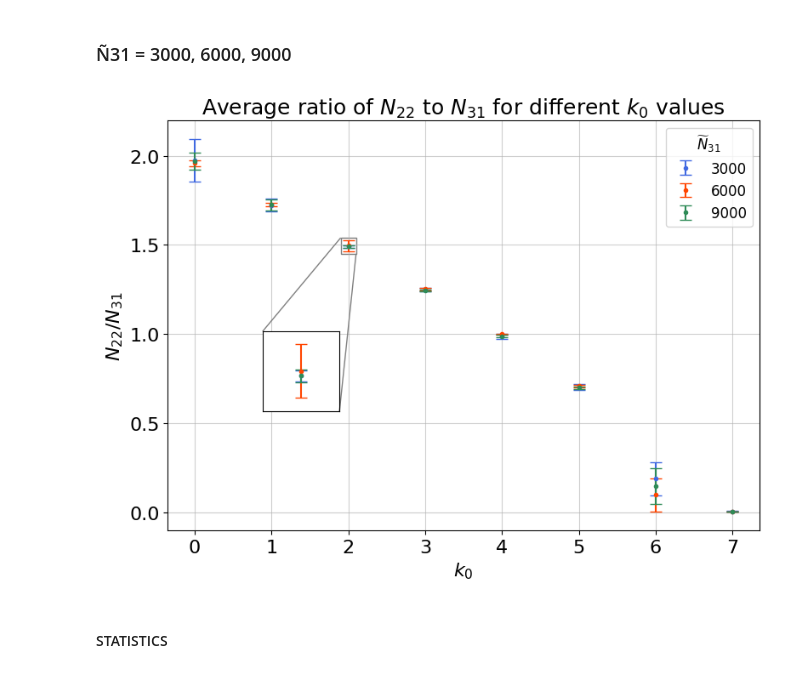
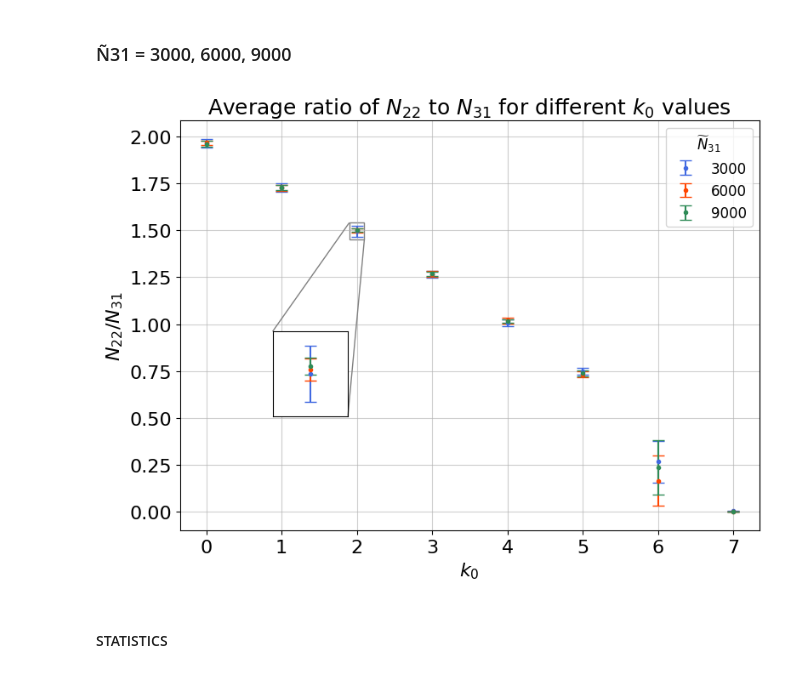
Before and after one commit to sedadenboer/CDT, a Jupyter notebook: src/2+1/experiments/analysis_thermal.ipynb, the cells around one changed output. Cells and saved outputs as stored; diff of their text form; code cells hidden in the pictures.

```diff
--- a/src/2+1/experiments/analysis_thermal.ipynb
+++ b/src/2+1/experiments/analysis_thermal.ipynb
@@ -198,7 +178,7 @@ for i, df in enumerate([df_critical_k3_T3, df_critical_k3_T5, df_critical_k3_T10
 print()
 
 # Save the results to a txt file
-with open(f'plots/k3_tuning/compare_critical_k3_values_N{target_volume}_tswps={thermal_sweeps}.txt', 'w') as f:
+with open(f'plots/k3_tuning/compare_critical_k3_values_N3000_tswps={thermal_sweeps}.txt', 'w') as f:
     for i, df in enumerate([df_critical_k3_T3, df_critical_k3_T5, df_critical_k3_T10]):
         f.write(f"{'='*40}\n")
         f.write(f"{'Shapiro-Wilk Test for T='}{T_values[i]}\n")
@@ -243,20 +223,20 @@ last_k3_N31_3000 = {k: [] for k in k0_values}
 last_k3_N31_6000 = {k: [] for k in k0_values}
 last_k3_N31_9000 = {k: [] for k in k0_values}
 
-for N31 in N31_values:
+for n in N31_values:
     for k in k0_values:
-        path = f'thermal_{N31}/T3/measurements/k0={k}'
-        filepaths = glob.glob(f'{path}/*k3_values.npy')
+        path = f'measurements_thermal/k0={k}'
+        filepaths = glob.glob(f'{path}/T3*tswps=1000_*kstps={n * 100}*k3_values.npy')
 
         for file in filepaths:
             k3_values = np.load(file)
 
             # Get final value in the dataset
-            if N31 == 3000:
+            if n == 3000:
                 last_k3_N31_3000[k].append(k3_values[-1])
-            elif N31 == 6000:
+            elif n == 6000:
                 last_k3_N31_6000[k].append(k3_values[-1])
-            elif N31 == 9000:
+            elif n == 9000:
                 last_k3_N31_9000[k].append(k3_values[-1])
 
 # Make it a df
@@ -744,23 +492,36 @@ avg_N22_N31_N31_3000 = {k: [] for k in k0_values}
 avg_N22_N31_N31_6000 = {k: [] for k in k0_values}
 avg_N22_N31_N31_9000 = {k: [] for k in k0_values}
 
-for N31 in N31_values:
+for n in N31_values:
     for k in k0_values:
-        path = f'thermal_{N31}/T3/measurements/k0={k}'
-        filepaths_n22 = glob.glob(f'{path}/*n_tetras_22.npy')
-        filepaths_n31 = glob.glob(f'{path}/*n_tetras_31.npy')
+        # path = f'thermal_{N31}/T3/measurements/k0={k}'
+        # filepaths_n22 = glob.glob(f'{path}/*n_tetras_22.npy')
+        # filepaths_n31 = glob.glob(f'{path}/*n_tetras_31.npy')
+
+        path = f'measurements_final/k0={k}'
+        filepaths_n22 = glob.glob(f'{path}/T3*kstps={n * 100}*n_tetras_22.npy')
+        filepaths_n31 = glob.glob(f'{path}/T3*kstps={n * 100}*n_tetras_31.npy')
+
         for file_n22, file_n31 in zip(filepaths_n22, filepaths_n31):
             n22 = np.load(file_n22)
             n31 = np.load(file_n31)
             avg_N22_N31 = np.mean(n22 / n31)
             std_N22_N31 = np.std(n22 / n31)
 
-            if N31 == 3000:
+            if n == 3000:
                 avg_N22_N31_N31_3000[k].append(avg_N22_N31)
-            elif N31 == 6000:
+            elif n == 6000:
                 avg_N22_N31_N31_6000[k].append(avg_N22_N31)
-            elif N31 == 9000:
+            elif n == 9000:
                 avg_N22_N31_N31_9000[k].append(avg_N22_N31)
+
+for k in k0_values:
+    if len(avg_N22_N31_N31_3000[k]) < chains:
+        avg_N22_N31_N31_3000[k].append(np.nan)
+    if len(avg_N22_N31_N31_6000[k]) < chains:
+        avg_N22_N31_N31_6000[k].append(np.nan)
+    if len(avg_N22_N31_N31_9000[k]) < chains:
+        avg_N22_N31_N31_9000[k].append(np.nan)
 
 # Make it a df
 df_avg_N22_N31_N31_3000 = pd.DataFrame(avg_N22_N31_N31_3000).T
@@ -773,34 +534,34 @@ for df in [df_avg_N22_N31_N31_3000, df_avg_N22_N31_N31_6000, df_avg_N22_N31_N31_
     df['mean'] = df.mean(axis=1)
     df['std'] = df.std(axis=1)
 
 # Plot the chains average with the standard deviation
 fig, ax = plt.subplots(figsize=(8, 6))
 ax.errorbar(df_avg_N22_N31_N31_3000.index, df_avg_N22_N31_N31_3000['mean'], yerr=df_avg_N22_N31_N31_3000['std'], fmt='.', capsize=5, xerr=None, label=3000, color=colors[0])
 ax.errorbar(df_avg_N22_N31_N31_6000.index, df_avg_N22_N31_N31_6000['mean'], yerr=df_avg_N22_N31_N31_6000['std'], fmt='.', capsize=5, xerr=None, label=6000, color=colors[1])
 ax.errorbar(df_avg_N22_N31_N31_9000.index, df_avg_N22_N31_N31_9000['mean'], yerr=df_avg_N22_N31_N31_9000['std'], fmt='.', capsize=5, xerr=None, label=9000, color=colors[2])
 
 axins = zoomed_inset_axes(ax, zoom=5, loc='upper right', bbox_to_anchor=(0.3, 0.5), bbox_transform=ax.transAxes)
 axins.errorbar(df_avg_N22_N31_N31_3000.index, df_avg_N22_N31_N31_3000['mean'], yerr=df_avg_N22_N31_N31_3000['std'], fmt='.', capsize=5, xerr=None, label=3000, color=colors[0])
 axins.errorbar(df_avg_N22_N31_N31_6000.index, df_avg_N22_N31_N31_6000['mean'], yerr=df_avg_N22_N31_N31_6000['std'], fmt='.', capsize=5, xerr=None, label=6000, color=colors[1])
 axins.errorbar(df_avg_N22_N31_N31_9000.index, df_avg_N22_N31_N31_9000['mean'], yerr=df_avg_N22_N31_N31_9000['std'], fmt='.', capsize=5, xerr=None, label=9000, color=colors[2])
 
 # Sub region of the original image
 mark_inset(ax, axins, loc1=2, loc2=4, fc="none", ec="0.5")
 x1, x2, y1, y2 = 1.9, 2.1, 1.45, 1.54
 axins.set_xlim(x1, x2)
 axins.set_ylim(y1, y2)
 axins.set_xticks([])
 axins.set_yticks([])
 ax.set_title('Average ratio of $N_{22}$ to $N_{31}$ for different $k_0$ values', fontsize=18)
 ax.set_xlabel('$k_0$', fontsize=16)
 ax.set_ylabel('$N_{22} / N_{31}$', fontsize=16)
 ax.tick_params(axis='both', which='major', labelsize=16)
 ax.grid(True, which="both", ls="-", alpha=0.6)
 ax.legend(title='$\widetilde{N}_{31}$', fancybox=True, fontsize=12, title_fontsize=12)
 plt.tight_layout()
 plt.savefig(f'plots/n22_n31/n22_n31_T3_tswps={thermal_sweeps}.png', dpi=400, bbox_inches='tight')
 # %% [output]
-[figure, old version]
+[figure, new version]
 # %% [markdown]
 #### STATISTICS
 # %%
```
Also changed, not shown: parts of 83 cells of this notebook, 1 other file.
